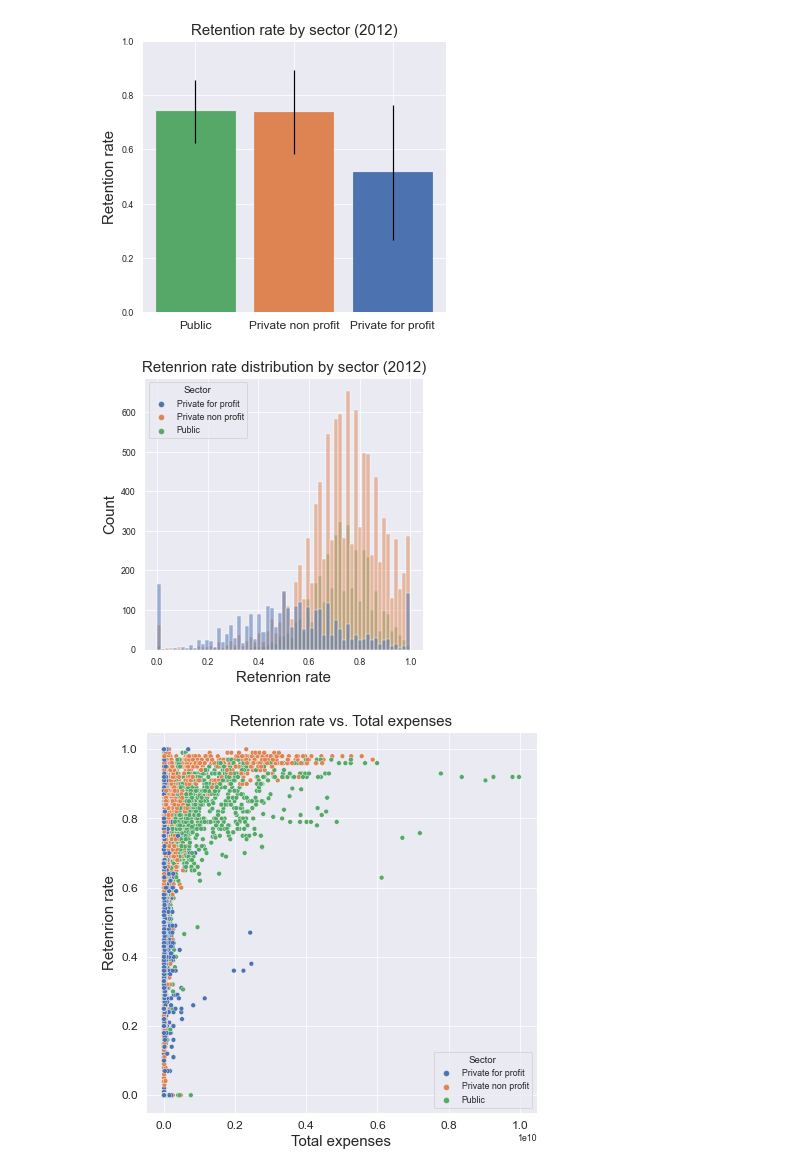
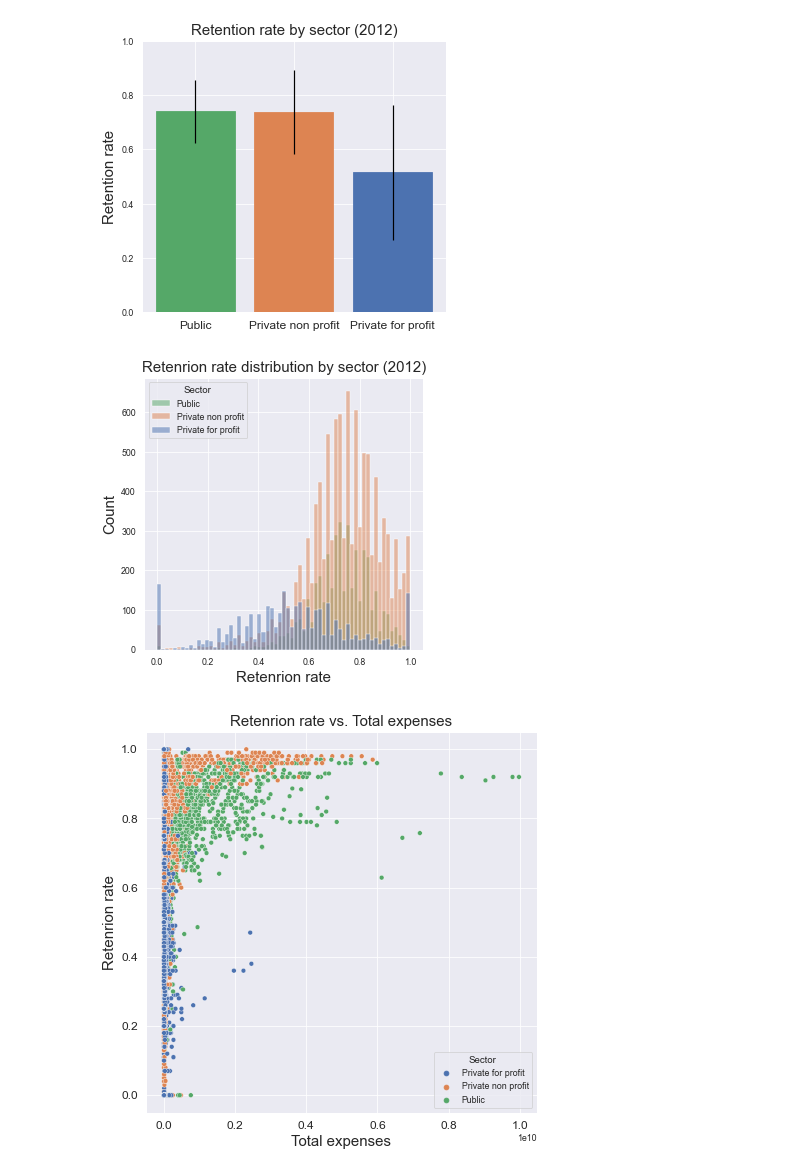
Before and after one commit to TakahiroDoi/unipeds2, a Jupyter notebook: explore-data.ipynb, the cells around one changed output. Saved outputs shown, nothing was run; the diff lists cells and outputs as text; code cells hidden in the pictures.

```diff
--- a/explore-data.ipynb
+++ b/explore-data.ipynb
@@ -267,18 +289,22 @@ plt.show()
 # %%
 # Retention rate distribution (2012) by sector
 fig, ax = plt.subplots()
 fig.set_size_inches(5, 5)
 
 # Retention rate distribution
 sns.histplot(df, x="ftretention_rate", hue="sector")
 
-new_labels = output_list = [sector_dic[k] for k in labels]
-ax.legend(handles, new_labels, title='Sector')
+# Somehow get_legend_handles_labels() return empty
+# handles, labels = ax.get_legend_handles_labels()
+# new_labels = [sector_dic[k] for k in labels]
+# ax.legend(handles, new_labels, title='Sector')
 
 plt.ylabel('Count', fontsize=15)
 plt.xlabel('Retenrion rate', fontsize=15)
 plt.title('Retenrion rate distribution by sector (2012)', fontsize=15)
 
+
+ax.legend(sector_dic.values(), title='Sector')
 plt.show()
 # %% [output]
-[figure, old version]
+[figure, new version]
```
Also changed, not shown: parts of 9 cells of this notebook.
